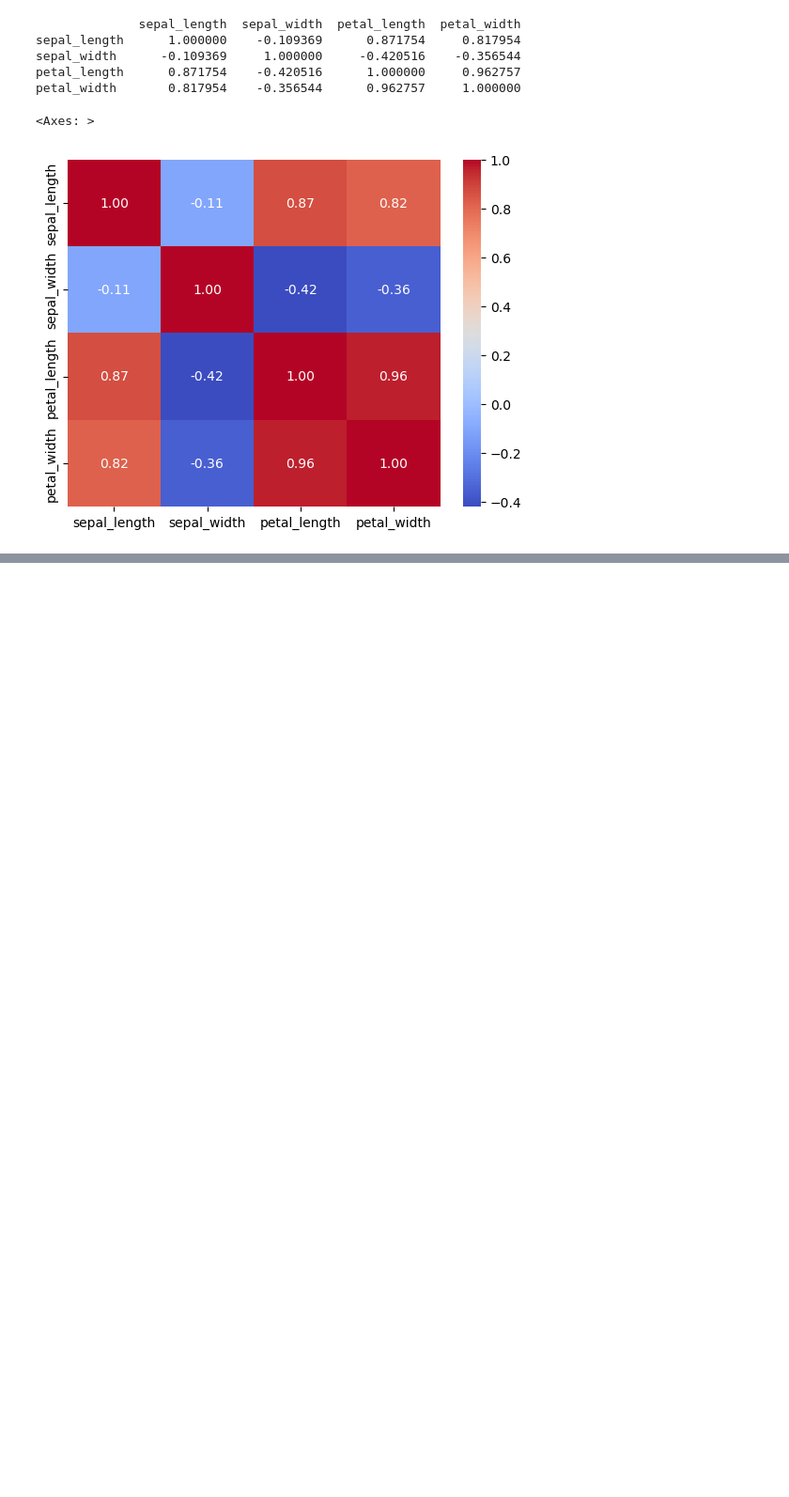
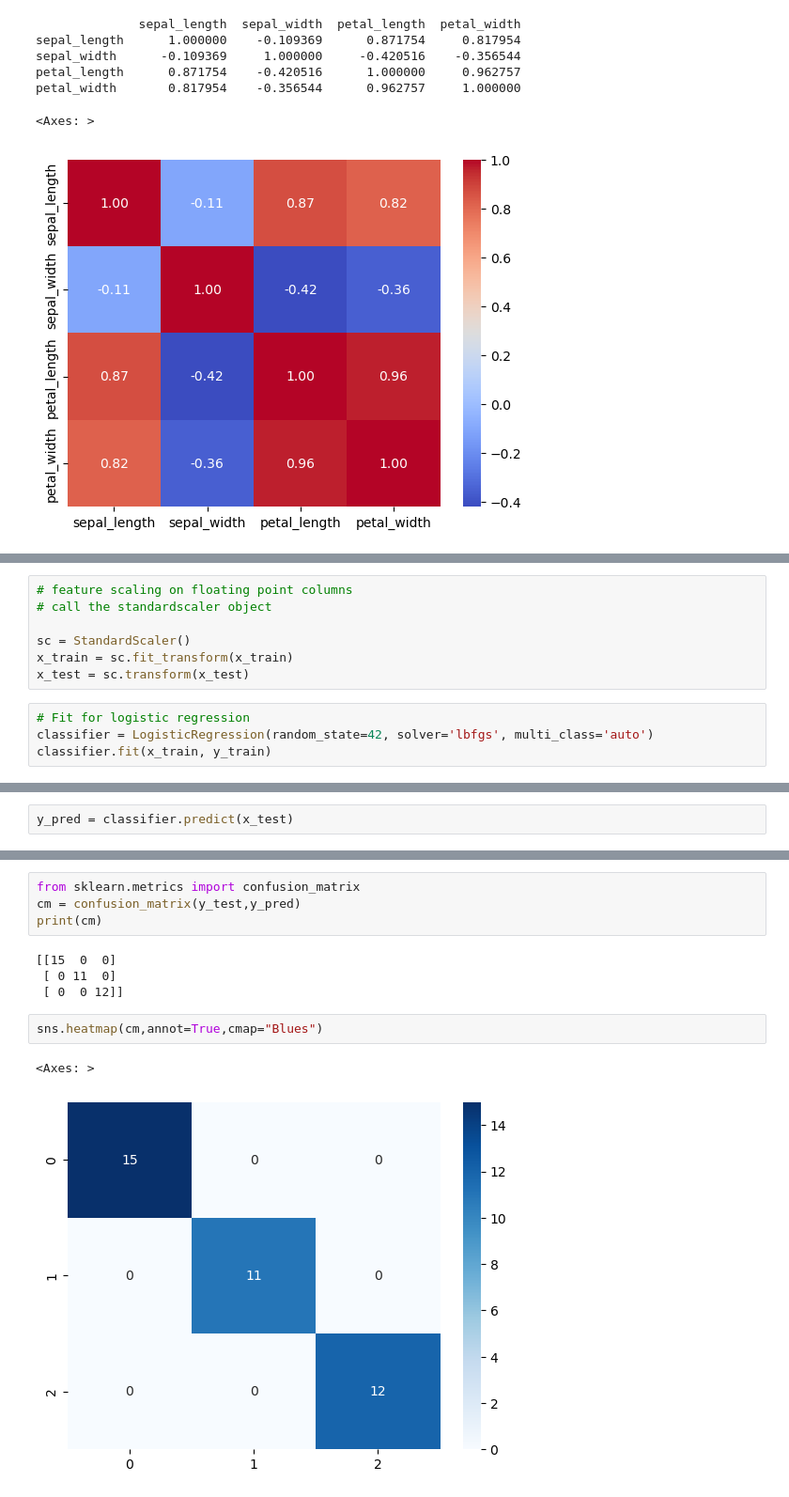
Before and after one commit to kartikn89/curated-by-kartikn89, a Jupyter notebook: iris_dataset/linear_regression_iris_dataset.ipynb, the cells around one changed output, grey strips where cells are left out. Shown at 94% size. Saved outputs shown, nothing was run; the diff lists cells and outputs as text; blank space fills up the shorter version.

```diff
--- a/iris_dataset/linear_regression_iris_dataset.ipynb
+++ b/iris_dataset/linear_regression_iris_dataset.ipynb
@@ -126,0 +124,11 @@ ValueError: could not convert string to float: 'Iris-setosa'
+# %%
+# feature scaling on floating point columns
+# call the standardscaler object
+
+sc = StandardScaler()
+x_train = sc.fit_transform(x_train)
+x_test = sc.transform(x_test)
+# %%
+# Fit for logistic regression
+classifier = LogisticRegression(random_state=42, solver='lbfgs', multi_class='auto')
+classifier.fit(x_train, y_train)
@@ -126,0 +137,2 @@ ValueError: could not convert string to float: 'Iris-setosa'
+# %%
+y_pred = classifier.predict(x_test)
@@ -126,0 +168,13 @@ ValueError: could not convert string to float: 'Iris-setosa'
+# %%
+from sklearn.metrics import confusion_matrix
+cm = confusion_matrix(y_test,y_pred)
+print(cm)
+# %% [output]
+[[15  0  0]
+ [ 0 11  0]
+ [ 0  0 12]]
+# %%
+sns.heatmap(cm,annot=True,cmap="Blues")
+# %% [output]
+<Axes: >
+[figure, added]
```
Also changed, not shown: parts of 6 cells of this notebook.
